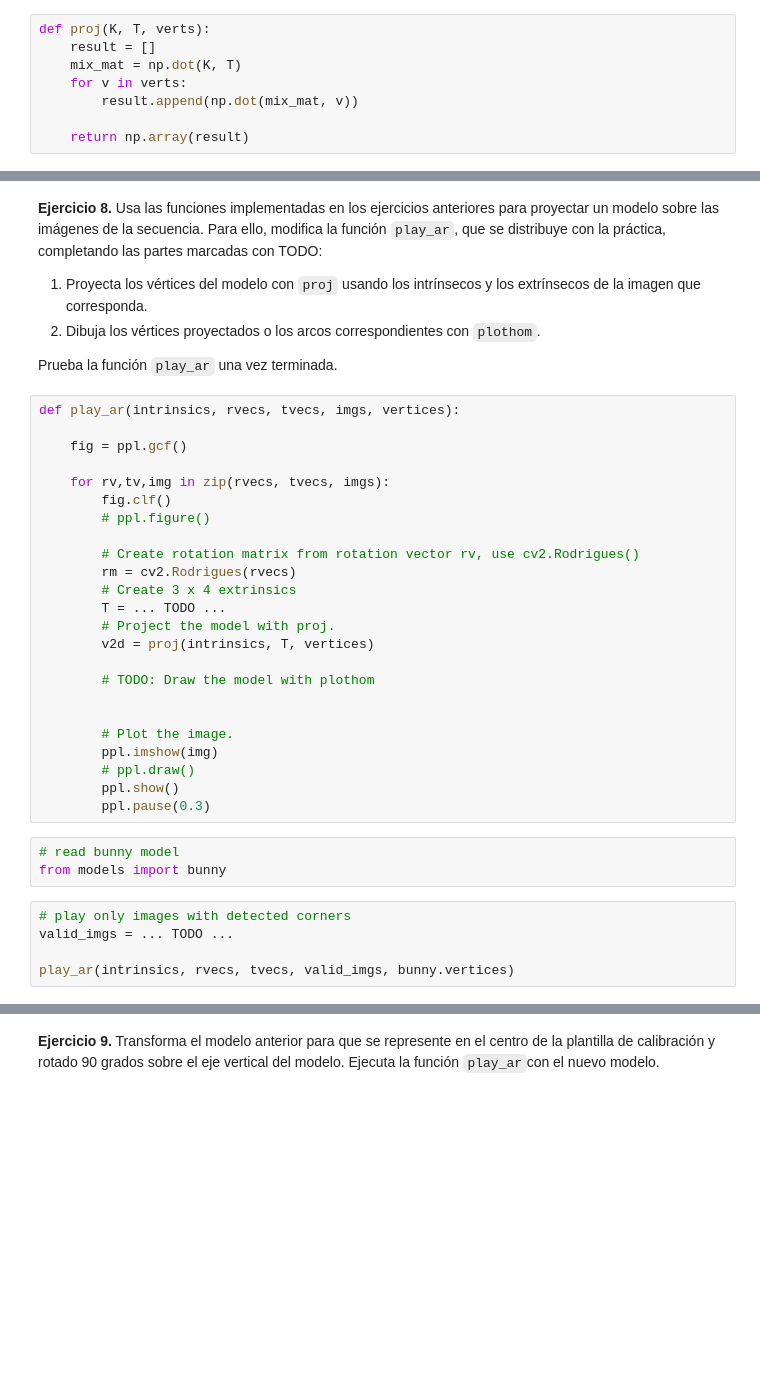
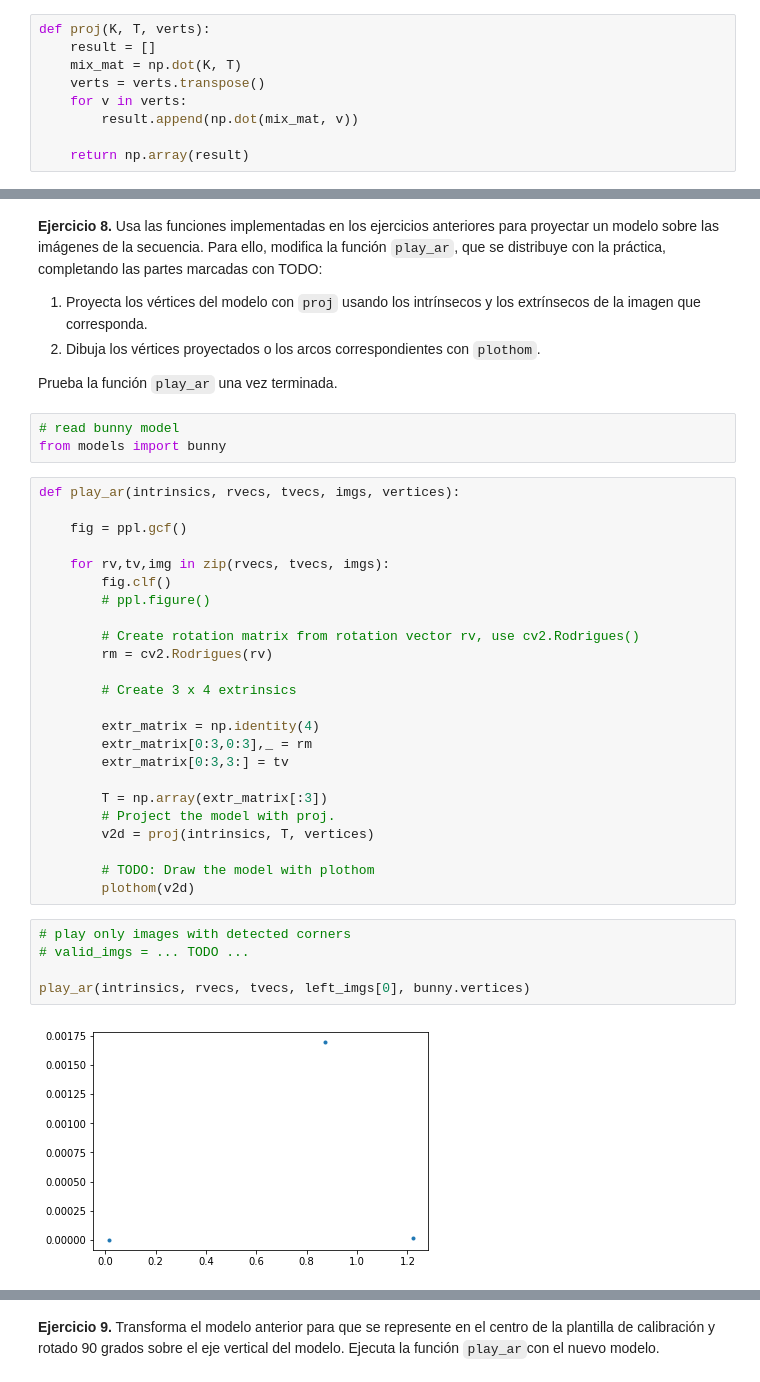
Before and after one commit to ignaciocasso/cv, a Jupyter notebook: pr2/PracticaCalib2018-Copy1.ipynb, the cells around one changed output, grey strips where cells are left out. Saved outputs shown, nothing was run; the diff lists cells and outputs as text; blank space fills up the shorter version.

```diff
--- a/pr2/PracticaCalib2018-Copy1.ipynb
+++ b/pr2/PracticaCalib2018-Copy1.ipynb
@@ -255,6 +264,7 @@ Es decir, este ejercicio consiste en implementar la ecuación de proyección vis
 def proj(K, T, verts):
     result = []
     mix_mat = np.dot(K, T)
+    verts = verts.transpose()
     for v in verts:
         result.append(np.dot(mix_mat, v))
 
@@ -273,35 +284,37 @@ def plothom(points):
 2. Dibuja los vértices proyectados o los arcos correspondientes con ``plothom``.
 
 Prueba la función ``play_ar`` una vez terminada.
-# %%
-def play_ar(intrinsics, rvecs, tvecs, imgs, vertices):
-
-    fig = ppl.gcf()
-
-    for rv,tv,img in zip(rvecs, tvecs, imgs):
-        fig.clf()
-        # ppl.figure()
-
-        # Create rotation matrix from rotation vector rv, use cv2.Rodrigues()
-        rm = cv2.Rodrigues(rvecs)
-        # Create 3 x 4 extrinsics
-        T = ... TODO ...
-        # Project the model with proj.
-        v2d = proj(intrinsics, T, vertices)
-
-        # TODO: Draw the model with plothom
-
-
-        # Plot the image.
-        ppl.imshow(img)
-        # ppl.draw()
-        ppl.show()
-        ppl.pause(0.3)
 # %%
 # read bunny model
 from models import bunny
+# %%
+def play_ar(intrinsics, rvecs, tvecs, imgs, vertices):
+
+    fig = ppl.gcf()
+
+    for rv,tv,img in zip(rvecs, tvecs, imgs):
+        fig.clf()
+        # ppl.figure()
+
+        # Create rotation matrix from rotation vector rv, use cv2.Rodrigues()
+        rm = cv2.Rodrigues(rv)
+
+        # Create 3 x 4 extrinsics
+
+        extr_matrix = np.identity(4)
+        extr_matrix[0:3,0:3],_ = rm
+        extr_matrix[0:3,3:] = tv
+
+        T = np.array(extr_matrix[:3])
+        # Project the model with proj.
+        v2d = proj(intrinsics, T, vertices)
+
+        # TODO: Draw the model with plothom
+        plothom(v2d)
 # %%
 # play only images with detected corners
-valid_imgs = ... TODO ...
+# valid_imgs = ... TODO ...
 
-play_ar(intrinsics, rvecs, tvecs, valid_imgs, bunny.vertices)
+play_ar(intrinsics, rvecs, tvecs, left_imgs[0], bunny.vertices)
+# %% [output]
+[figure, added]
```
Also changed, not shown: parts of 3 cells of this notebook.
